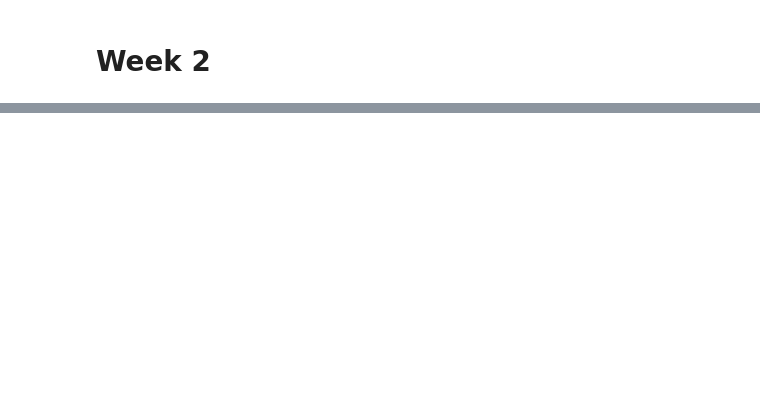
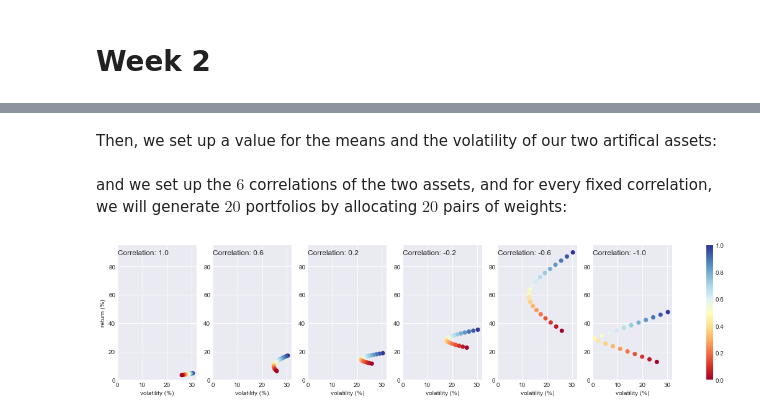
Before and after one commit to z4ir3/finance-courses, a Jupyter notebook: week-2.ipynb, the cells around one changed output, grey strips where cells are left out. Drawn from its saved outputs; the diff is of its cells as text; code cells hidden in the pictures; blank space fills up the shorter version.

Commit message:
updated week-2 with plot of efficient frontiers

```diff
--- a/week-2.ipynb
+++ b/week-2.ipynb
@@ -86,0 +93,70 @@ If $i=j$, $\sigma_{ii}=\sigma_i^2$ (as $rho_{ii}=1$) which is simplt the varianc
+# %%
+nret             = 500
+periods_per_year = 252
+risk_free_rate   = 0.0
+# %% [markdown]
+Then, we set up a value for the means and the volatility of our two artifical assets:
+# %%
+mean_1 = 0.001019
+mean_2 = 0.001249
+vol_1  = 0.016317
+vol_2  = 0.019129
+# %% [markdown]
+and we set up the $6$ correlations of the two assets, and for every fixed correlation,
+we will generate $20$ portfolios by allocating $20$ pairs of weights:
+# %%
+# Correlation goes from 1 (completely correlated) to -1 (conversely correlated)
+rhos  = np.linspace(1,-1,num=6)
+ncorr = len(rhos)
+
+# Pairs of weights to be used to construct the portfolios for any given correlation
+nweig = 20
+w1 = np.linspace(0,1,num=nweig)
+w2 = 1 - np.linspace(0,1,num=nweig)
+ww = pd.DataFrame( [w1, w2] ).T
+# %%
+# Set seed
+np.random.seed(1)
+
+# Open the figure
+fig, ax = plt.subplots(1,6, figsize=(20,4))
+ax = ax.flatten()
+
+for k_rho, rho in enumerate(rhos):
+    # Allocate an empty portfolio
+    portfolio = pd.DataFrame(columns=["return","volatility","sharpe ratio"])
+
+    # Generate the assets' returns with the given correlation rho
+    cov_ij     = rho * vol_1 * vol_2
+    cov_rets   = pd.DataFrame( [[vol_1**2, cov_ij], [cov_ij, vol_2**2]] )
+    daily_rets = pd.DataFrame( np.random.multivariate_normal((mean_1,mean_2), cov_rets.values, nret) )
+
+    for i in range(ww.shape[0]):
+        # Now, construct the portfolio of two asset with correlation rho and weights ww.loc[i]
+        weights = ww.loc[i]
+
+        # portfolio returns, volatility, and sharpe ratio
+        ann_rets      = erk.annualize_rets(daily_rets, periods_per_year)
+        portfolio_ret = np.dot(weights, ann_rets)
+        portfolio_vol = np.sqrt( np.dot(weights.T, np.dot(cov_rets, weights)) ) * np.sqrt(periods_per_year)
+        portfolio_spr = erk.sharpe_ratio_2(portfolio_ret, risk_free_rate, periods_per_year, v=portfolio_vol)
+
+        # dataframe containing the return, volatility, and the sharpe ratio of the portfolio constructed
+        portfolio = portfolio.append( {"return":portfolio_ret, "volatility": portfolio_vol, "sharpe ratio":portfolio_spr}, ignore_index=True)
+
+
+    # plot create scatter plot coloured by Sharpe Ratio
+    im = ax[k_rho].scatter(portfolio["volatility"]*100, portfolio["return"]*100,
+                      c=w2,     #c=portfolio["sharpe ratio"],
+                      cmap='RdYlBu') #, edgecolors="black")
+    ax[k_rho].grid()
+    ax[k_rho].set_title("Correlation: {}".format(np.round(rho,2)), y=0.9, loc='left')
+    ax[k_rho].set_xlabel("volatility (%)")
+    if k_rho==0: ax[k_rho].set_ylabel("return (%)")
+    ax[k_rho].set_xlim([0,32])
+    ax[k_rho].set_ylim([0,95])
+
+fig.colorbar(im, ax=ax.ravel().tolist())
+plt.show()
+# %% [output]
+[figure, added]
```
Also changed, not shown: parts of 15 cells of this notebook.
